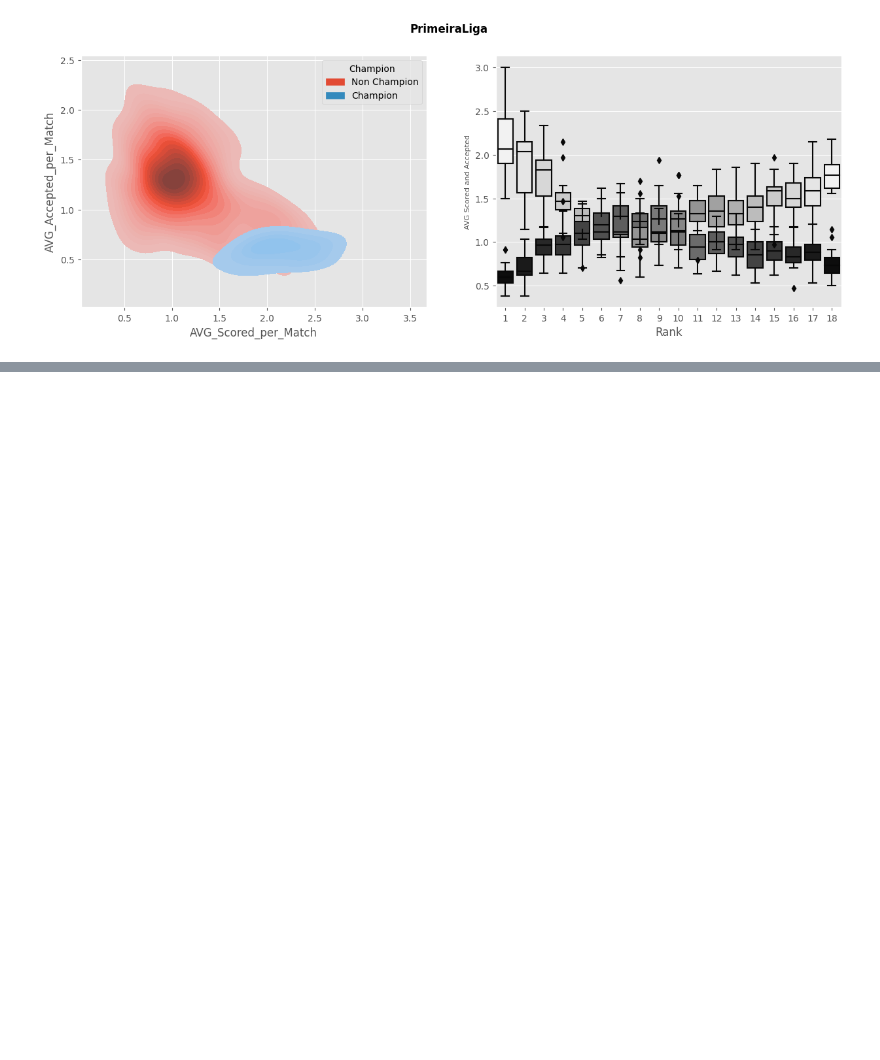
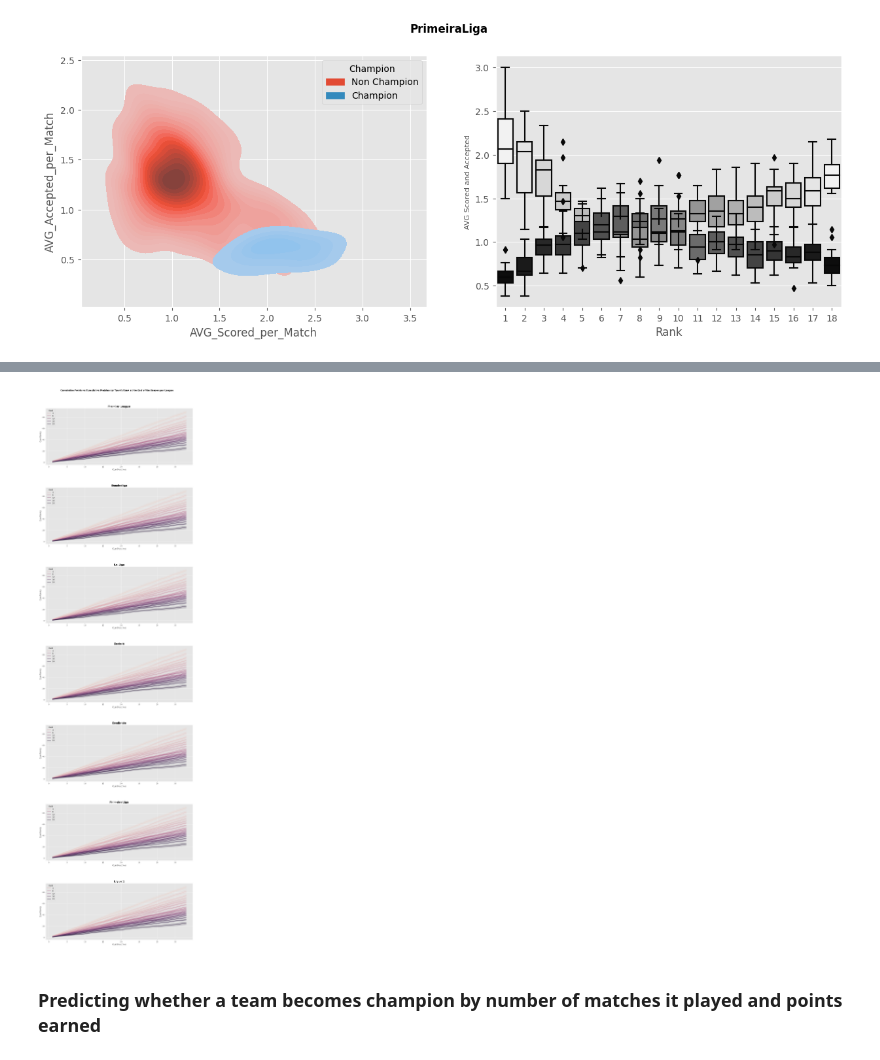
Before and after one commit to beridzeg45/FBref_Stats, a Jupyter notebook: Leagues Analysis.ipynb, the cells around one changed output, grey strips where cells are left out. Saved outputs shown, nothing was run; the diff lists cells and outputs as text; code cells hidden in the pictures; blank space fills up the shorter version.

```diff
--- a/Leagues Analysis.ipynb
+++ b/Leagues Analysis.ipynb
@@ -155,0 +157,28 @@ print('\n\n\n\n')
+# %%
+leagues=['Premier League','Bundesliga','La Liga','Serie A','Eredivisie','Primeira Liga','Ligue 1']
+all_matches=all_matches[all_matches['Comp'].isin(leagues)].reset_index(drop=True) #removing cup competitions and UEFA competitions
+
+all_matches=all_matches.dropna(subset=['GF','GA']).reset_index(drop=True) #removing matches, that have not been taken place yet
+all_matches=all_matches[all_matches['GF'].str.contains(' ',regex=True)==False] #removing matches that ended with penalties
+# %%
+all_matches['Points']=all_matches.apply(lambda x:3 if x['GF']>x['GA'] else 1 if x['GF']==x['GA'] else 0, axis=1)
+# %%
+all_matches['CumMatches']=all_matches.groupby(['Comp','Season','Team'])['Date'].cumcount()+1
+all_matches['CumPoints']=all_matches.groupby(['Comp','Season','Team'])['Points'].cumsum()
+# %%
+all_matches=pd.merge(all_matches,data,left_on=['Season','Team'],right_on=['Season','Team'])
+# %%
+%%time
+
+fig,axes=plt.subplots(7,1,figsize=(15,50))
+for comp,ax in zip(all_matches['Comp'].unique(),axes.ravel()):
+    sns.lineplot(all_matches.query('Comp=="Premier League"'),x='CumMatches',y='CumPoints',hue='Rank',ax=ax)
+    ax.set_title(comp,fontweight='bold')
+
+plt.suptitle("Cumulative Points vs Cumulative Matches by Team's Rank at the End of the Season, per League",fontweight='bold')
+plt.subplots_adjust(hspace=0.4,top=0.95)
+plt.show()
+# %% [output]
+[figure, added]
+# %% [markdown]
+### Predicting whether a team becomes champion by number of matches it played and points earned
```
Also changed, not shown: parts of 11 cells of this notebook.
